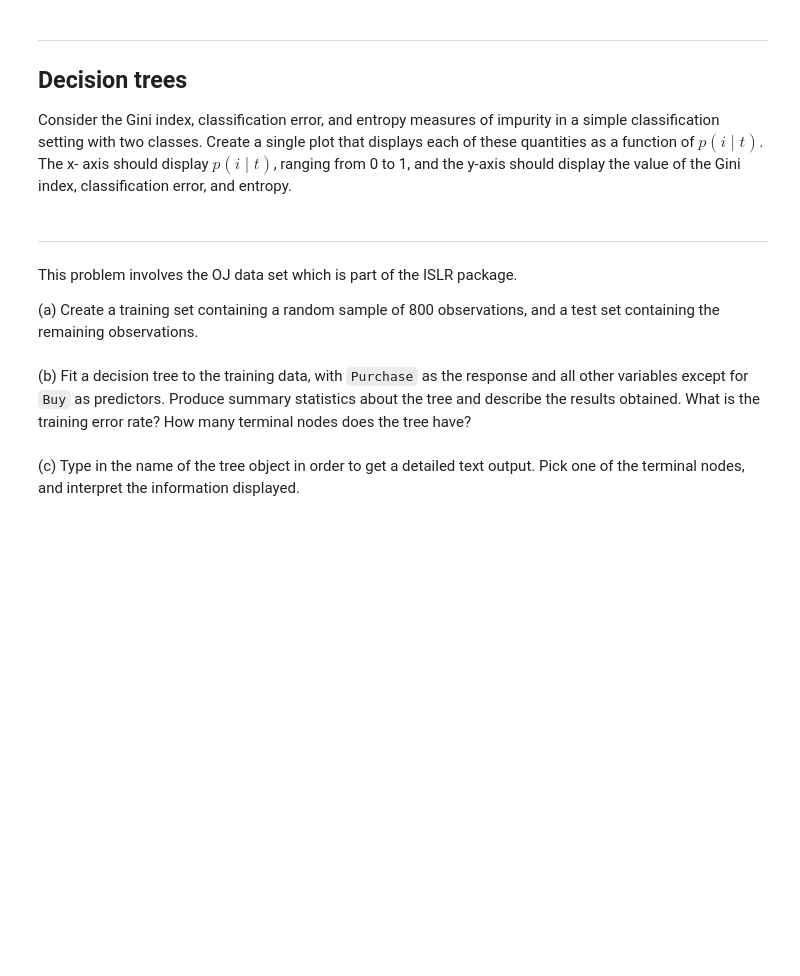
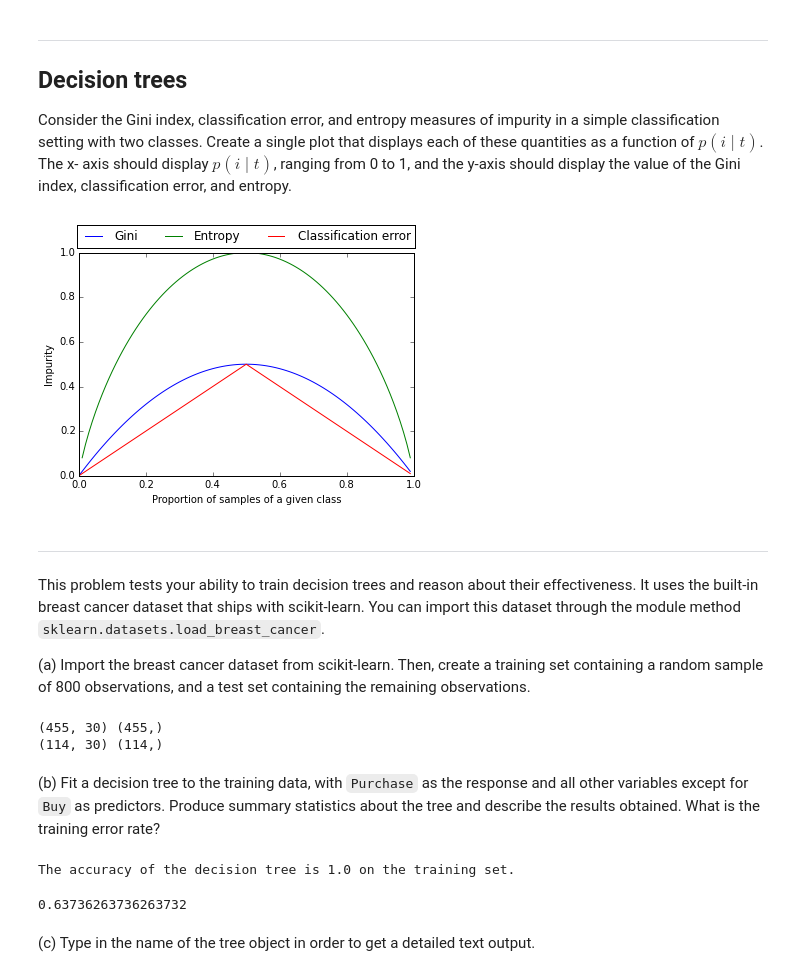
Before and after one commit to jeancochrane/learning, a Jupyter notebook: python-machine-learning/code/ch03solutions.ipynb, the cells around one changed output. Drawn from its saved outputs; the diff is of its cells as text; code cells hidden in the pictures; blank space fills up the shorter version.

```diff
--- a/python-machine-learning/code/ch03solutions.ipynb
+++ b/python-machine-learning/code/ch03solutions.ipynb
@@ -440,13 +440,66 @@ $$ s = 10^{-\frac{1}{p}} = \frac{1}{\sqrt[p]10} $$
 ## Decision trees
 
 Consider the Gini index, classification error, and entropy measures of impurity in a simple classification setting with two classes. Create a single plot that displays each of these quantities as a function of $p(i \mid t)$. The x- axis should display $p(i \mid t)$, ranging from 0 to 1, and the y-axis should display the value of the Gini index, classification error, and entropy.
+# %%
+def gini(px):
+    return (px * (1 - px)) + ((1 - px) * (1 - (1 - px)))
+
+def entropy(px):
+    return -(px * np.log2(px)) - ((1 - px) * np.log2(1 - px))
+
+def class_error(px):
+    return 1 - max([px, 1 - px])
+
+x = np.arange(0, 1, 0.01)
+classes = np.unique(y)
+I_G = [gini(px) for px in x]
+I_H = [entropy(px) if px != 0 else None for px in x]
+I_E = [class_error(px) for px in x]
+
+plt.plot(x, I_G, label='Gini')
+plt.plot(x, I_H, label='Entropy')
+plt.plot(x, I_E, label='Classification error')
+plt.legend(loc='upper center', ncol=3, bbox_to_anchor=(0.5, 1.15))
+plt.xlabel('Proportion of samples of a given class')
+plt.ylabel('Impurity')
+plt.show()
+plt.close()
+# %% [output]
+[figure, added]
 # %% [markdown]
 --------
 
-This problem involves the OJ data set which is part of the ISLR package.
+This problem tests your ability to train decision trees and reason about their effectiveness. It uses the built-in breast cancer dataset that ships with scikit-learn. You can import this dataset through the module method `sklearn.datasets.load_breast_cancer`.
 
-(a) Create a training set containing a random sample of 800 observations, and a test set containing the remaining observations.
+(a) Import the breast cancer dataset from scikit-learn. Then, create a training set containing a random sample of 800 observations, and a test set containing the remaining observations.
+# %%
+from sklearn.datasets import load_breast_cancer
+from sklearn.model_selection import train_test_split
+
+breast_cancer = load_breast_cancer()
+data, target = breast_cancer.data, breast_cancer.target
+
+X_train, X_test, y_train, y_test = train_test_split(
+    data, target, test_size=0.2, random_state=0)
+
+print(X_train.shape, y_train.shape)
+print(X_test.shape, y_test.shape)
+# %% [output]
+(455, 30) (455,)
+(114, 30) (114,)
 # %% [markdown]
-(b) Fit a decision tree to the training data, with `Purchase` as the response and all other variables except for `Buy` as predictors. Produce summary statistics about the tree and describe the results obtained. What is the training error rate? How many terminal nodes does the tree have?
+(b) Fit a decision tree to the training data, with `Purchase` as the response and all other variables except for `Buy` as predictors. Produce summary statistics about the tree and describe the results obtained. What is the training error rate?
+# %%
+from sklearn.tree import DecisionTreeClassifier
+from sklearn.metrics import accuracy_score
+
+dtree = DecisionTreeClassifier()
+dtree.fit(X_train, y_train)
+score = accuracy_score(dtree.predict(X_train), y_train)
+
+print('The accuracy of the decision tree is {score} on the training set.'.format(score=score))
+# %% [output]
+The accuracy of the decision tree is 1.0 on the training set.
+0.63736263736263732
 # %% [markdown]
-(c) Type in the name of the tree object in order to get a detailed text output. Pick one of the terminal nodes, and interpret the information displayed.
+(c) Type in the name of the tree object in order to get a detailed text output.
```
Also changed, not shown: parts of 26 cells of this notebook, 3 other files.
